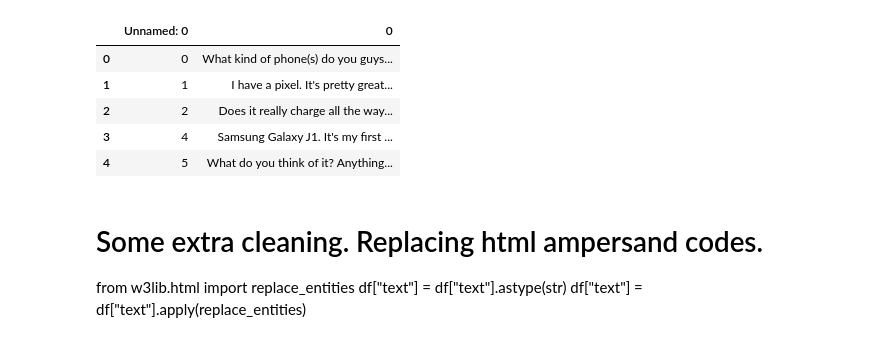
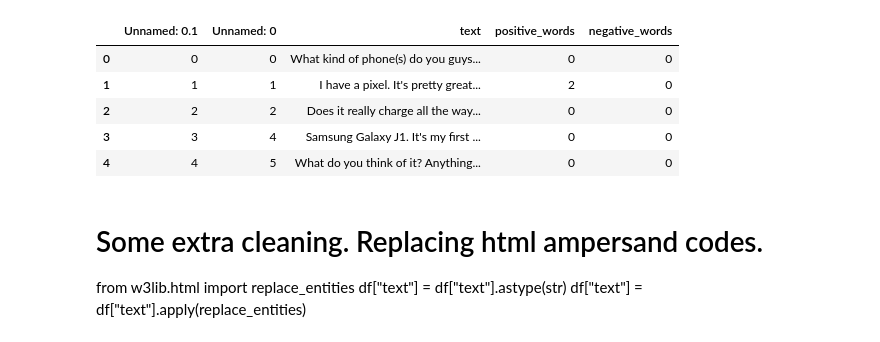
Before and after one commit to yang3410/cautious-octo-train, a Jupyter notebook: reddit_data/Twitter EDA-Copy1.ipynb, the cells around one changed output. Cells and saved outputs as stored; diff of their text form; code cells hidden in the pictures.

```diff
--- a/reddit_data/Twitter EDA-Copy1.ipynb
+++ b/reddit_data/Twitter EDA-Copy1.ipynb
@@ -5,15 +5,15 @@ import matplotlib.pyplot as plt
 import re
 # %%
 #Read in data
-df = pd.read_csv("cleaned_reddit_convo.csv")
+df = pd.read_csv("reddit_feature_temp.csv")
 df.head(5)
 # %% [output]
-|  | Unnamed: 0 | 0 |
-| 0 | 0 | What kind of phone(s) do you guys... |
-| 1 | 1 | I have a pixel. It's pretty great... |
-| 2 | 2 | Does it really charge all the way... |
-| 3 | 4 | Samsung Galaxy J1. It's my first ... |
-| 4 | 5 | What do you think of it? Anything... |
+|  | Unnamed: 0.1 | Unnamed: 0 | text | positive_words | negative_words |
+| 0 | 0 | 0 | What kind of phone(s) do you guys... | 0 | 0 |
+| 1 | 1 | 1 | I have a pixel. It's pretty great... | 2 | 0 |
+| 2 | 2 | 2 | Does it really charge all the way... | 0 | 0 |
+| 3 | 3 | 4 | Samsung Galaxy J1. It's my first ... | 0 | 0 |
+| 4 | 4 | 5 | What do you think of it? Anything... | 0 | 0 |
 # %% [markdown]
 # Some extra cleaning. Replacing html ampersand codes.
 from w3lib.html import replace_entities
```
Also changed, not shown: parts of 13 cells of this notebook, 2 other files.
